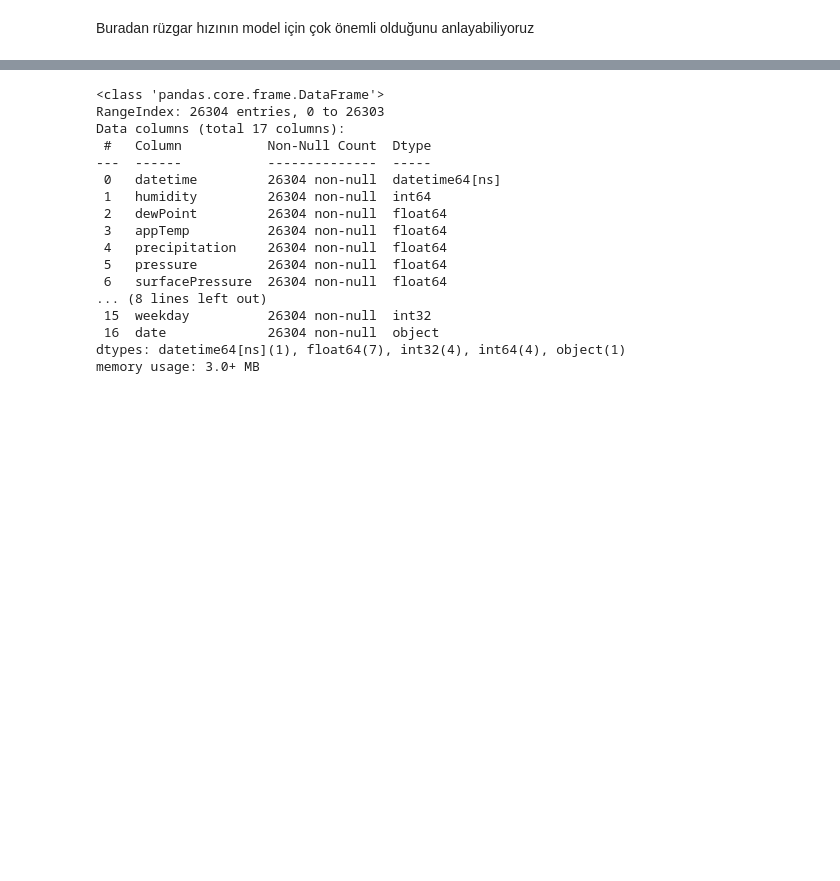
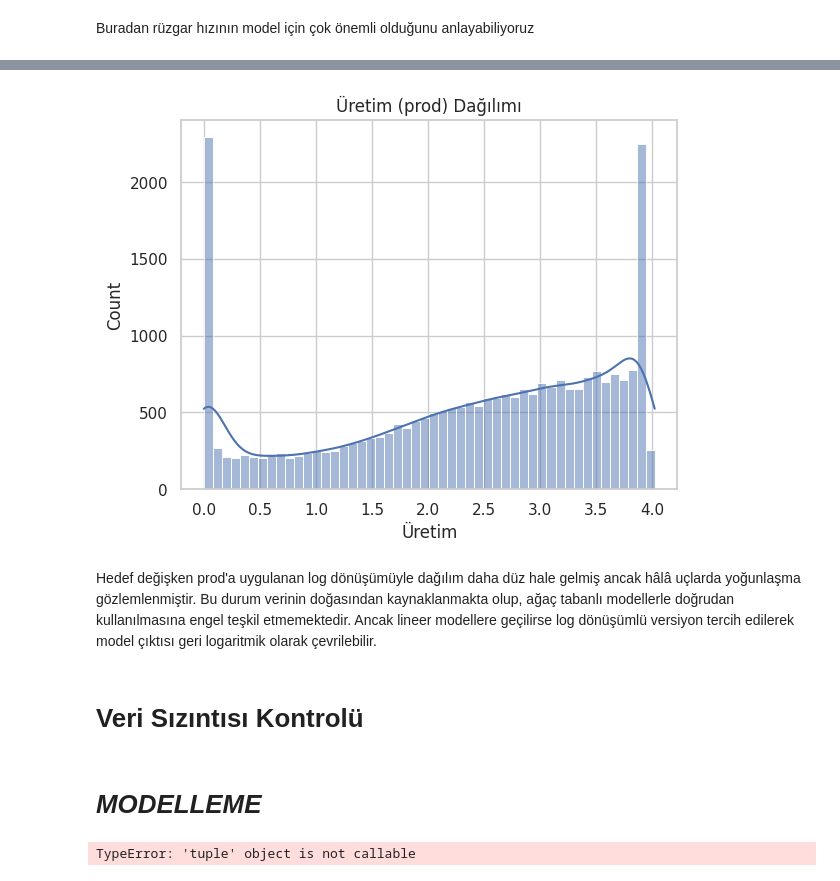
Before and after one commit to musa-fe/Machine_Learning_3, a Jupyter notebook: MachineLearning_3.ipynb, the cells around one changed output, grey strips where cells are left out. Drawn from its saved outputs; the diff is of its cells as text; code cells hidden in the pictures; blank space fills up the shorter version.

```diff
--- a/MachineLearning_3.ipynb
+++ b/MachineLearning_3.ipynb
@@ -300,0 +320,11 @@ Buradan rüzgar hızının model için çok önemli olduğunu anlayabiliyoruz
+# %%
+train['log_prod'] = np.log1p(train['prod'])
+sns.histplot(train['log_prod'], bins=50, kde=True)
+plt.title("Üretim (prod) Dağılımı")
+plt.xlabel("Üretim")
+plt.grid(True)
+plt.show()
+# %% [output]
+[figure, added]
+# %% [markdown]
+Hedef değişken prod'a uygulanan log dönüşümüyle dağılım daha düz hale gelmiş ancak hâlâ uçlarda yoğunlaşma gözlemlenmiştir. Bu durum verinin doğasından kaynaklanmakta olup, ağaç tabanlı modellerle doğrudan kullanılmasına engel teşkil etmemektedir. Ancak lineer modellere geçilirse log dönüşümlü versiyon tercih edilerek model çıktısı geri logaritmik olarak çevrilebilir.
@@ -301,20 +333,8 @@ Buradan rüzgar hızının model için çok önemli olduğunu anlayabiliyoruz
+# %% [markdown]
+# Veri Sızıntısı Kontrolü
+# %% [markdown]
+# ***MODELLEME***
 # %%
-train.info()
+train.shape()
 # %% [output]
-<class 'pandas.core.frame.DataFrame'>
-RangeIndex: 26304 entries, 0 to 26303
-Data columns (total 17 columns):
- #   Column           Non-Null Count  Dtype
----  ------           --------------  -----
- 0   datetime         26304 non-null  datetime64[ns]
- 1   humidity         26304 non-null  int64
- 2   dewPoint         26304 non-null  float64
- 3   appTemp          26304 non-null  float64
- 4   precipitation    26304 non-null  float64
- 5   pressure         26304 non-null  float64
- 6   surfacePressure  26304 non-null  float64
-... (8 lines left out)
- 15  weekday          26304 non-null  int32
- 16  date             26304 non-null  object
-dtypes: datetime64[ns](1), float64(7), int32(4), int64(4), object(1)
-memory usage: 3.0+ MB
+TypeError: 'tuple' object is not callable
```
Also changed, not shown: parts of 9 cells of this notebook.
